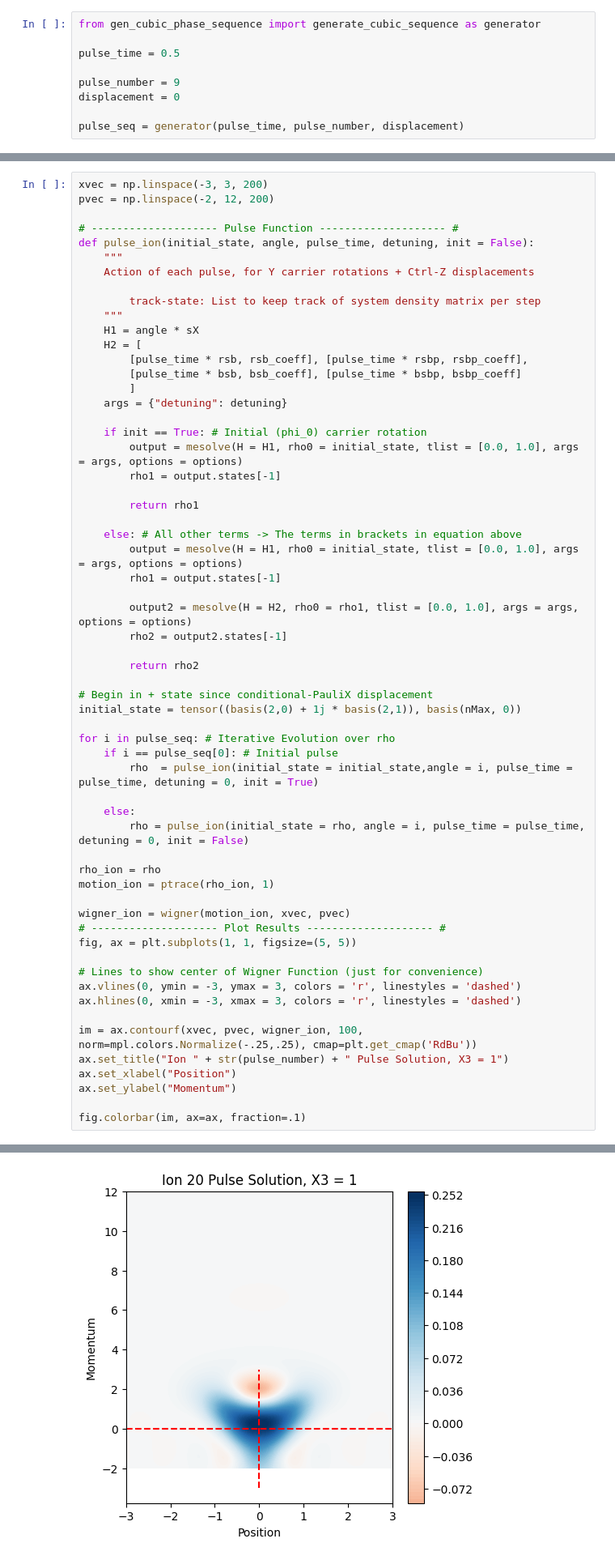
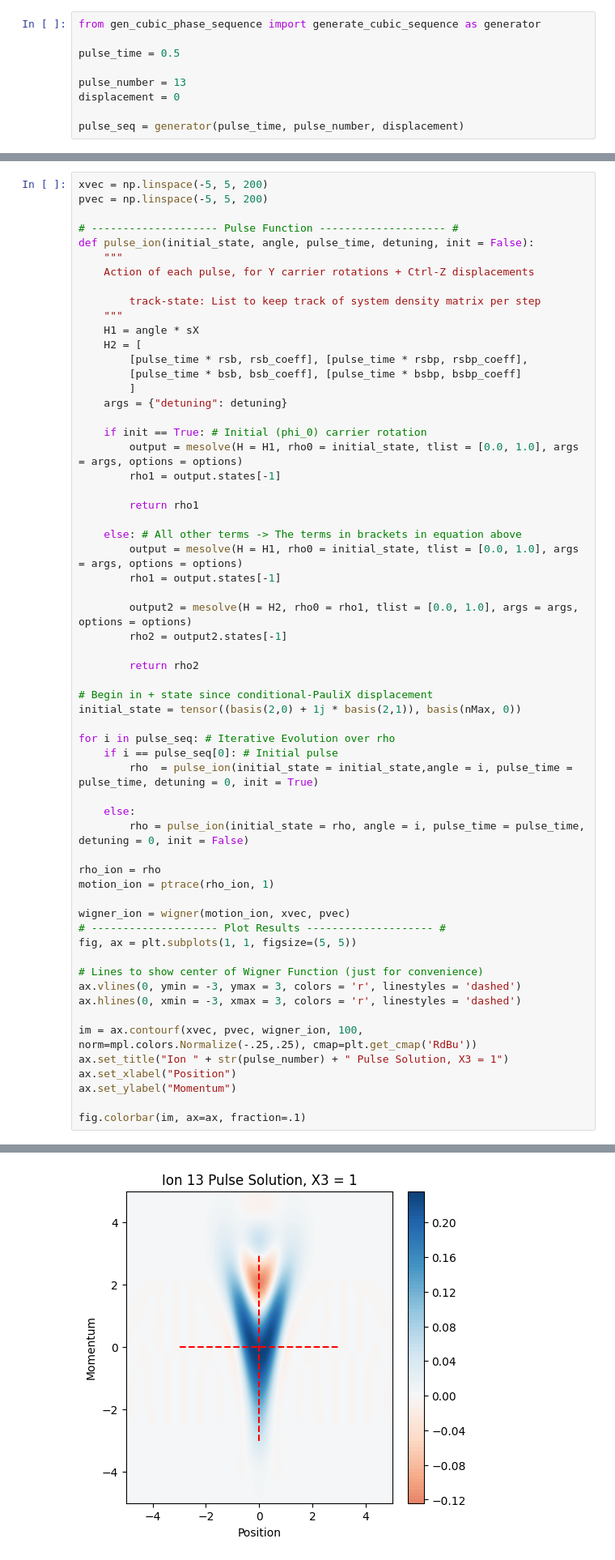
Before and after one commit to muyoungRand/sims, a Jupyter notebook: cubic_phase_gate_nicer.ipynb, the cells around one changed output, grey strips where cells are left out. Shown at 81% size. Saved outputs shown, nothing was run; the diff lists cells and outputs as text.

```diff
--- a/cubic_phase_gate_nicer.ipynb
+++ b/cubic_phase_gate_nicer.ipynb
@@ -448,7 +448,7 @@ from gen_cubic_phase_sequence import generate_cubic_sequence as generator
 
 pulse_time = 0.5
 
-pulse_number = 9
+pulse_number = 13
 displacement = 0
 
 pulse_seq = generator(pulse_time, pulse_number, displacement)
@@ -461,6 +462,6 @@ Calculated infidelity:  0.114
 # %%
-xvec = np.linspace(-3, 3, 200)
-pvec = np.linspace(-2, 12, 200)
+xvec = np.linspace(-5, 5, 200)
+pvec = np.linspace(-5, 5, 200)
 
 # -------------------- Pulse Function -------------------- #
 def pulse_ion(initial_state, angle, pulse_time, detuning, init = False):
@@ -493,31 +494,31 @@ def pulse_ion(initial_state, angle, pulse_time, detuning, init = False):
 
 # Begin in + state since conditional-PauliX displacement
 initial_state = tensor((basis(2,0) + 1j * basis(2,1)), basis(nMax, 0))
 
 for i in pulse_seq: # Iterative Evolution over rho
     if i == pulse_seq[0]: # Initial pulse
         rho  = pulse_ion(initial_state = initial_state,angle = i, pulse_time = pulse_time, detuning = 0, init = True)
 
     else:
         rho = pulse_ion(initial_state = rho, angle = i, pulse_time = pulse_time, detuning = 0, init = False)
 
 rho_ion = rho
 motion_ion = ptrace(rho_ion, 1)
 
 wigner_ion = wigner(motion_ion, xvec, pvec)
 # -------------------- Plot Results -------------------- #
 fig, ax = plt.subplots(1, 1, figsize=(5, 5))
 
 # Lines to show center of Wigner Function (just for convenience)
 ax.vlines(0, ymin = -3, ymax = 3, colors = 'r', linestyles = 'dashed')
 ax.hlines(0, xmin = -3, xmax = 3, colors = 'r', linestyles = 'dashed')
 
 im = ax.contourf(xvec, pvec, wigner_ion, 100, norm=mpl.colors.Normalize(-.25,.25), cmap=plt.get_cmap('RdBu'))
 ax.set_title("Ion " + str(pulse_number) + " Pulse Solution, X3 = 1")
 ax.set_xlabel("Position")
 ax.set_ylabel("Momentum")
 
 fig.colorbar(im, ax=ax, fraction=.1)
 # %% [output]
 <matplotlib.colorbar.Colorbar at 0x...>
-[figure, old version]
+[figure, new version]
```
Also changed, not shown: parts of 1 cell of this notebook.
